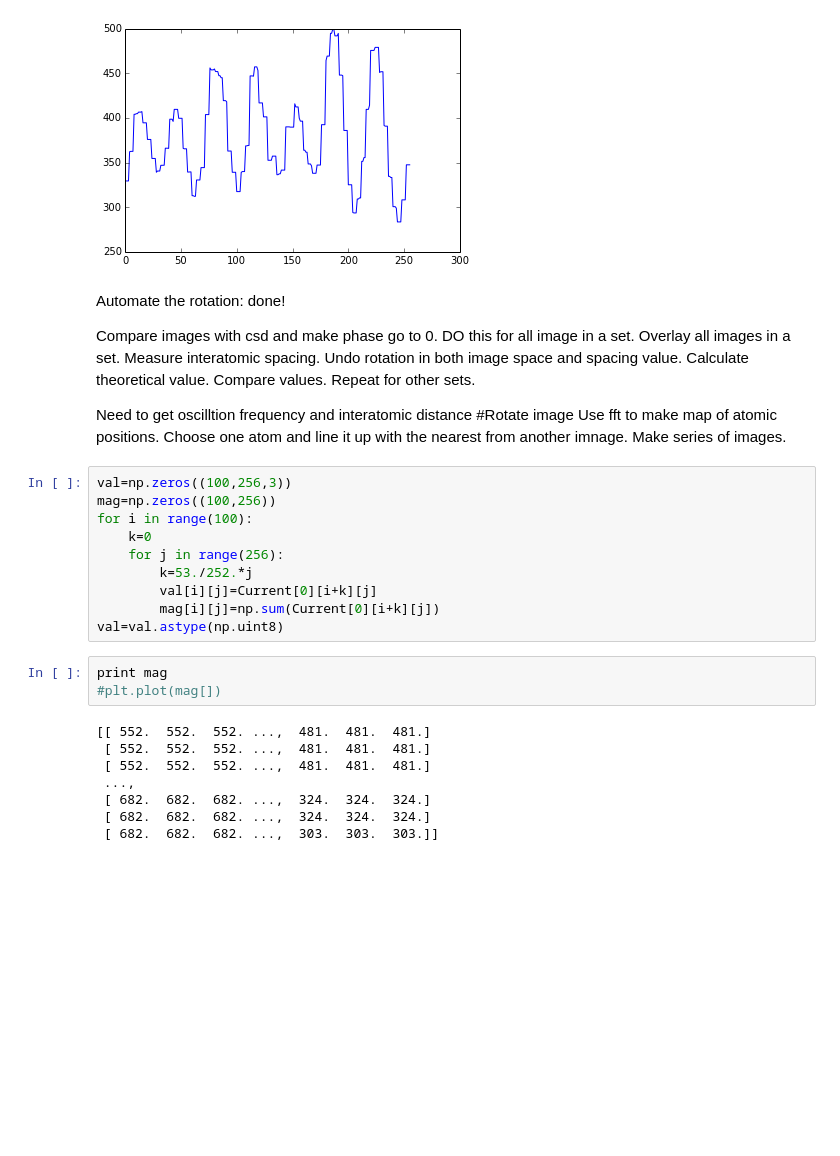
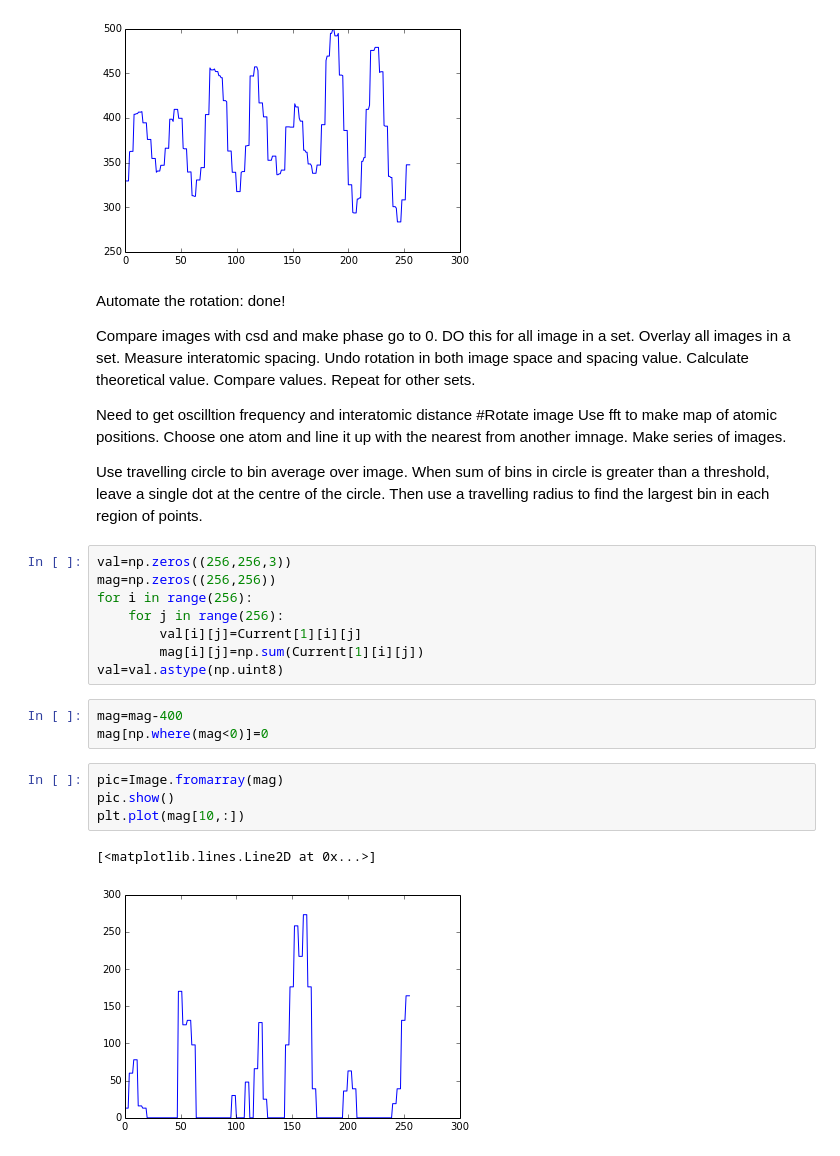
Before and after one commit to rethmecc/Phy411Assignments, a Jupyter notebook: STM.ipynb, the cells around one changed output. Drawn from its saved outputs; the diff is of its cells as text; blank space fills up the shorter version.

```diff
--- a/STM.ipynb
+++ b/STM.ipynb
@@ -242,24 +244,23 @@ Need to get oscilltion frequency and interatomic distance
 Use fft to make map of atomic positions.
 Choose one atom and line it up with the nearest from another imnage.
 Make series of images.
+
+Use travelling circle to bin average over image. When sum of bins in circle is greater than a threshold, leave a single dot at the centre of the circle. Then use a travelling radius to find the largest bin in each region of points.
 # %%
-val=np.zeros((100,256,3))
-mag=np.zeros((100,256))
-for i in range(100):
-    k=0
+val=np.zeros((256,256,3))
+mag=np.zeros((256,256))
+for i in range(256):
     for j in range(256):
-        k=53./252.*j
-        val[i][j]=Current[0][i+k][j]
-        mag[i][j]=np.sum(Current[0][i+k][j])
+        val[i][j]=Current[1][i][j]
+        mag[i][j]=np.sum(Current[1][i][j])
 val=val.astype(np.uint8)
+# %%
+mag=mag-400
+mag[np.where(mag<0)]=0
 # %%
-print mag
-#plt.plot(mag[])
+pic=Image.fromarray(mag)
+pic.show()
+plt.plot(mag[10,:])
 # %% [output]
-[[ 552.  552.  552. ...,  481.  481.  481.]
- [ 552.  552.  552. ...,  481.  481.  481.]
- [ 552.  552.  552. ...,  481.  481.  481.]
- ...,
- [ 682.  682.  682. ...,  324.  324.  324.]
- [ 682.  682.  682. ...,  324.  324.  324.]
- [ 682.  682.  682. ...,  303.  303.  303.]]
+[<matplotlib.lines.Line2D at 0x...>]
+[figure, added]
```
Also changed, not shown: parts of 13 cells of this notebook, 1 other file.
